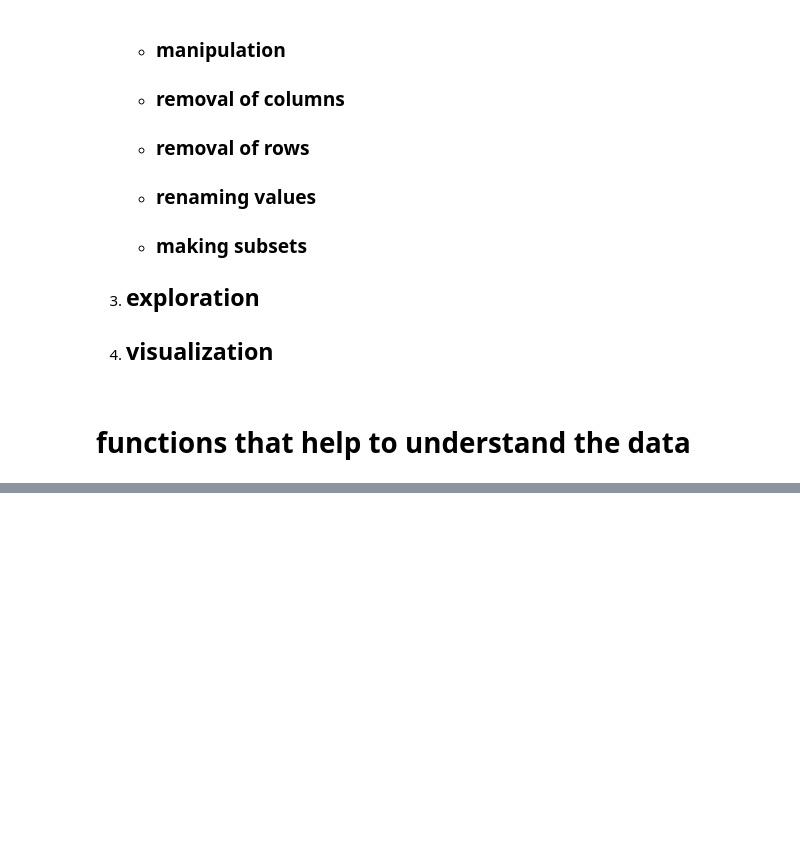
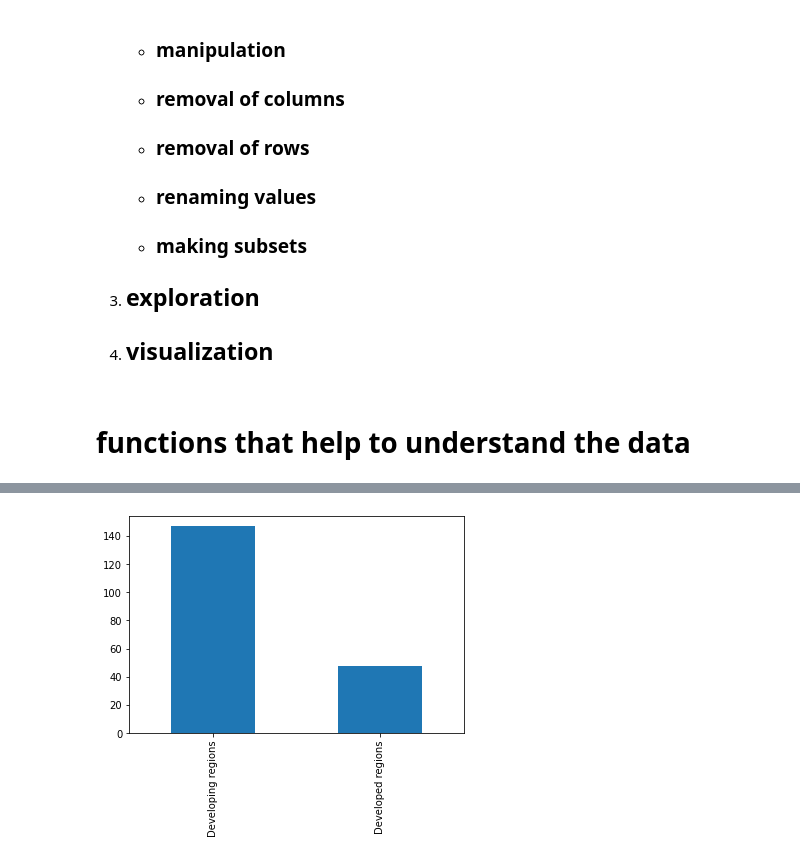
Before and after one commit to zaid-kamil/DPPYDS63021AUG, a Jupyter notebook: data analysis/data_analysis.ipynb, the cells around one changed output, grey strips where cells are left out. Drawn from its saved outputs; the diff is of its cells as text; code cells hidden in the pictures; blank space fills up the shorter version.

```diff
--- a/data analysis/data_analysis.ipynb
+++ b/data analysis/data_analysis.ipynb
@@ -58,0 +293,5 @@ df.loc['Brazil']
+# %%
+df['status'].value_counts().plot.bar()
+plt.show()
+# %% [output]
+[figure, added]
```
Also changed, not shown: parts of 28 cells of this notebook.
